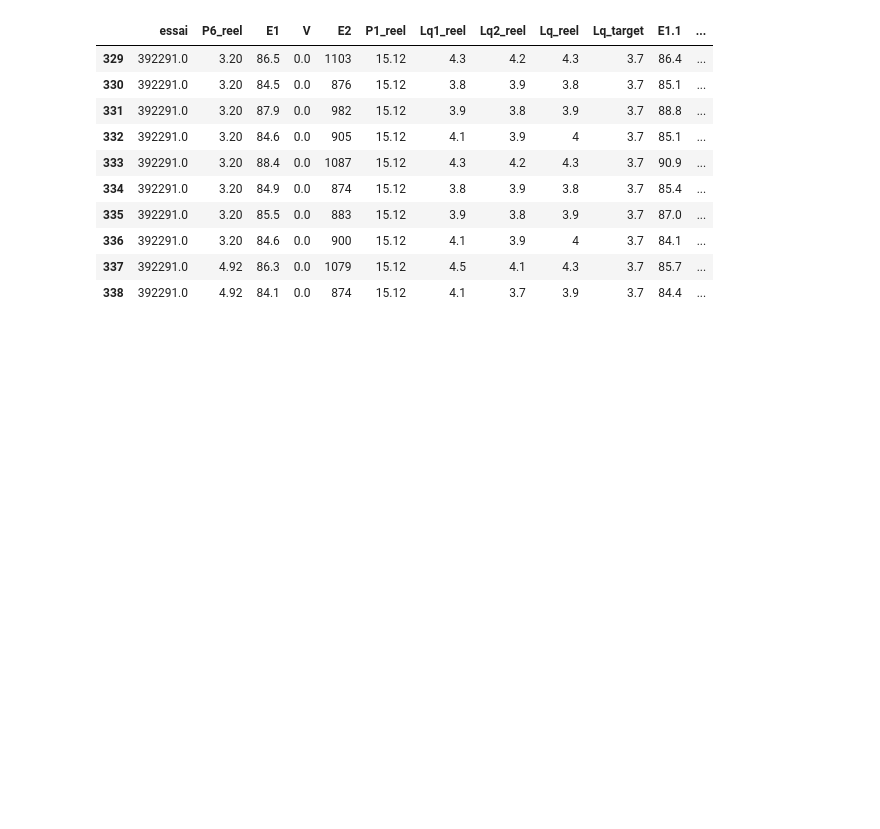
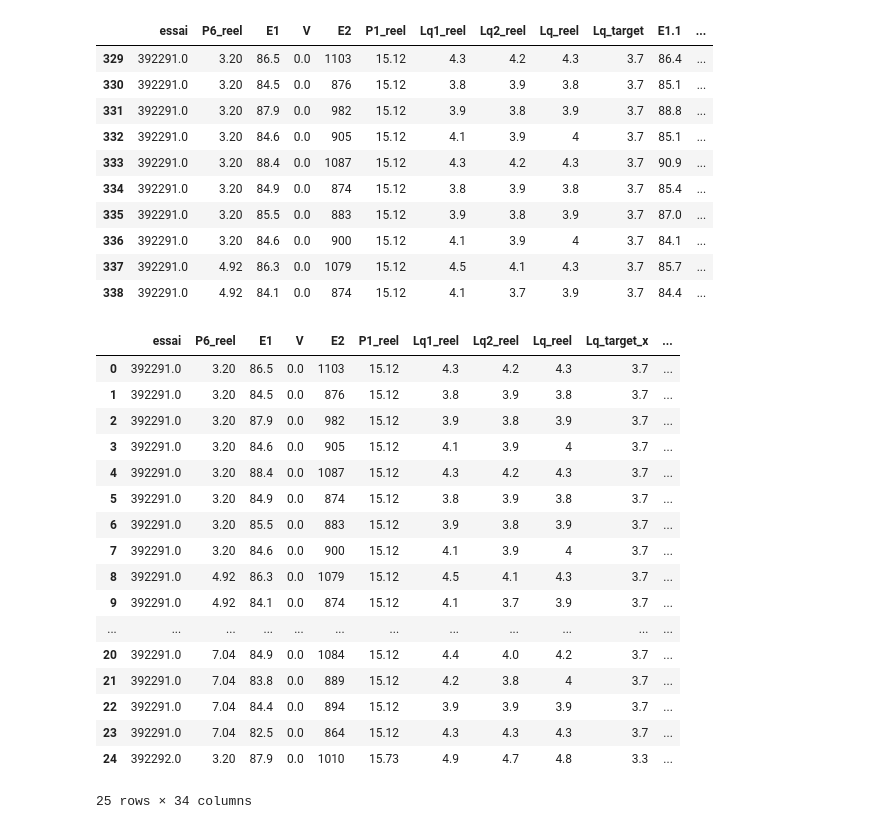
Before and after one commit to Maceotim/SemaineHackaton, a Jupyter notebook: Modele.ipynb, the cells around one changed output. Drawn from its saved outputs; the diff is of its cells as text; code cells hidden in the pictures; blank space fills up the shorter version.

```diff
--- a/Modele.ipynb
+++ b/Modele.ipynb
@@ -32,5 +32,29 @@ data_EF_clean.head(10)
 | 336 | 392291.0 | 3.20 | 84.6 | 0.0 | 900 | 15.12 | 4.1 | 3.9 | 4 | 3.7 | 84.1 | ... |
 | 337 | 392291.0 | 4.92 | 86.3 | 0.0 | 1079 | 15.12 | 4.5 | 4.1 | 4.3 | 3.7 | 85.7 | ... |
 | 338 | 392291.0 | 4.92 | 84.1 | 0.0 | 874 | 15.12 | 4.1 | 3.7 | 3.9 | 3.7 | 84.4 | ... |
+# %%
+data_P.drop(0, inplace=True)
+# %%
+data_EF_clean['round_P6']= data_EF_clean['P6_reel'].round(0)
 # %%
-df= pd.join([data_EF_clean, data_P], on)
+df= pd.merge(data_EF_clean, data_P, how='left', left_on=['essai','round_P6'] , right_on=['essai','P6_target'])
+df.head(25)
+# %% [output]
+|  | essai | P6_reel | E1 | V | E2 | P1_reel | Lq1_reel | Lq2_reel | Lq_reel | Lq_target_x | ... |
+| 0 | 392291.0 | 3.20 | 86.5 | 0.0 | 1103 | 15.12 | 4.3 | 4.2 | 4.3 | 3.7 | ... |
+| 1 | 392291.0 | 3.20 | 84.5 | 0.0 | 876 | 15.12 | 3.8 | 3.9 | 3.8 | 3.7 | ... |
+| 2 | 392291.0 | 3.20 | 87.9 | 0.0 | 982 | 15.12 | 3.9 | 3.8 | 3.9 | 3.7 | ... |
+| 3 | 392291.0 | 3.20 | 84.6 | 0.0 | 905 | 15.12 | 4.1 | 3.9 | 4 | 3.7 | ... |
+| 4 | 392291.0 | 3.20 | 88.4 | 0.0 | 1087 | 15.12 | 4.3 | 4.2 | 4.3 | 3.7 | ... |
+| 5 | 392291.0 | 3.20 | 84.9 | 0.0 | 874 | 15.12 | 3.8 | 3.9 | 3.8 | 3.7 | ... |
+| 6 | 392291.0 | 3.20 | 85.5 | 0.0 | 883 | 15.12 | 3.9 | 3.8 | 3.9 | 3.7 | ... |
+| 7 | 392291.0 | 3.20 | 84.6 | 0.0 | 900 | 15.12 | 4.1 | 3.9 | 4 | 3.7 | ... |
+| 8 | 392291.0 | 4.92 | 86.3 | 0.0 | 1079 | 15.12 | 4.5 | 4.1 | 4.3 | 3.7 | ... |
+| 9 | 392291.0 | 4.92 | 84.1 | 0.0 | 874 | 15.12 | 4.1 | 3.7 | 3.9 | 3.7 | ... |
+| ... | ... | ... | ... | ... | ... | ... | ... | ... | ... | ... | ... |
+| 20 | 392291.0 | 7.04 | 84.9 | 0.0 | 1084 | 15.12 | 4.4 | 4.0 | 4.2 | 3.7 | ... |
+| 21 | 392291.0 | 7.04 | 83.8 | 0.0 | 889 | 15.12 | 4.2 | 3.8 | 4 | 3.7 | ... |
+| 22 | 392291.0 | 7.04 | 84.4 | 0.0 | 894 | 15.12 | 3.9 | 3.9 | 3.9 | 3.7 | ... |
+| 23 | 392291.0 | 7.04 | 82.5 | 0.0 | 864 | 15.12 | 4.3 | 4.3 | 4.3 | 3.7 | ... |
+| 24 | 392292.0 | 3.20 | 87.9 | 0.0 | 1010 | 15.73 | 4.9 | 4.7 | 4.8 | 3.3 | ... |
+25 rows × 34 columns
```
